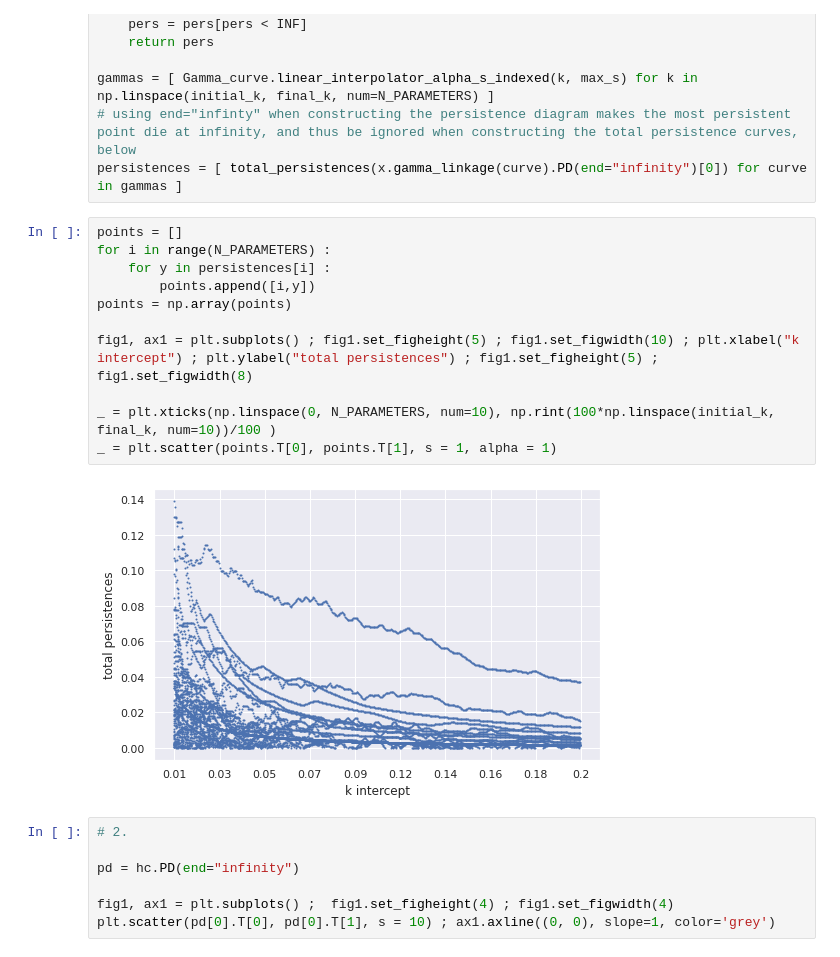
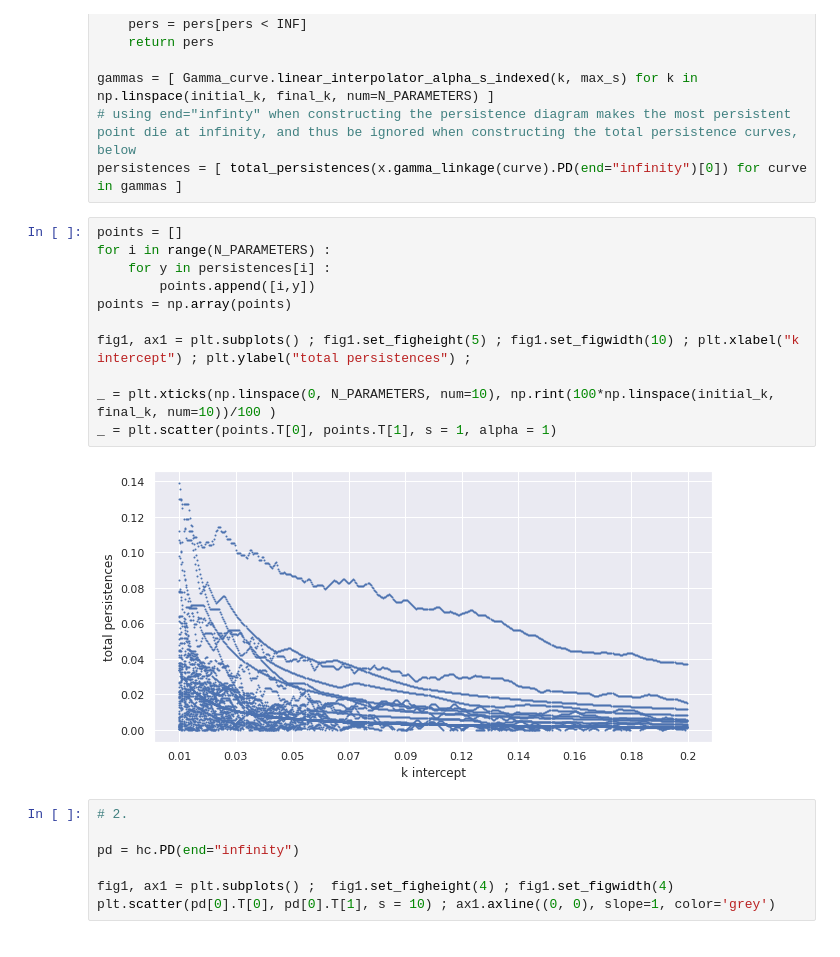
Before and after one commit to LuisScoccola/persistable, a Jupyter notebook: example-2-clusters.ipynb, the cells around one changed output. Drawn from its saved outputs; the diff is of its cells as text.

```diff
--- a/example-2-clusters.ipynb
+++ b/example-2-clusters.ipynb
@@ -98,16 +98,16 @@ persistences = [ total_persistences(x.gamma_linkage(curve).PD(end="infinity")[0]
 # %%
 points = []
 for i in range(N_PARAMETERS) :
     for y in persistences[i] :
         points.append([i,y])
 points = np.array(points)
 
-fig1, ax1 = plt.subplots() ; fig1.set_figheight(5) ; fig1.set_figwidth(10) ; plt.xlabel("k intercept") ; plt.ylabel("total persistences") ; fig1.set_figheight(5) ; fig1.set_figwidth(8)
+fig1, ax1 = plt.subplots() ; fig1.set_figheight(5) ; fig1.set_figwidth(10) ; plt.xlabel("k intercept") ; plt.ylabel("total persistences") ;
 
 _ = plt.xticks(np.linspace(0, N_PARAMETERS, num=10), np.rint(100*np.linspace(initial_k, final_k, num=10))/100 )
 _ = plt.scatter(points.T[0], points.T[1], s = 1, alpha = 1)
 # %% [output]
-[figure, old version]
+[figure, new version]
 # %%
 # 2.
 
```
Also changed, not shown: parts of 3 cells of this notebook, 2 other files.
